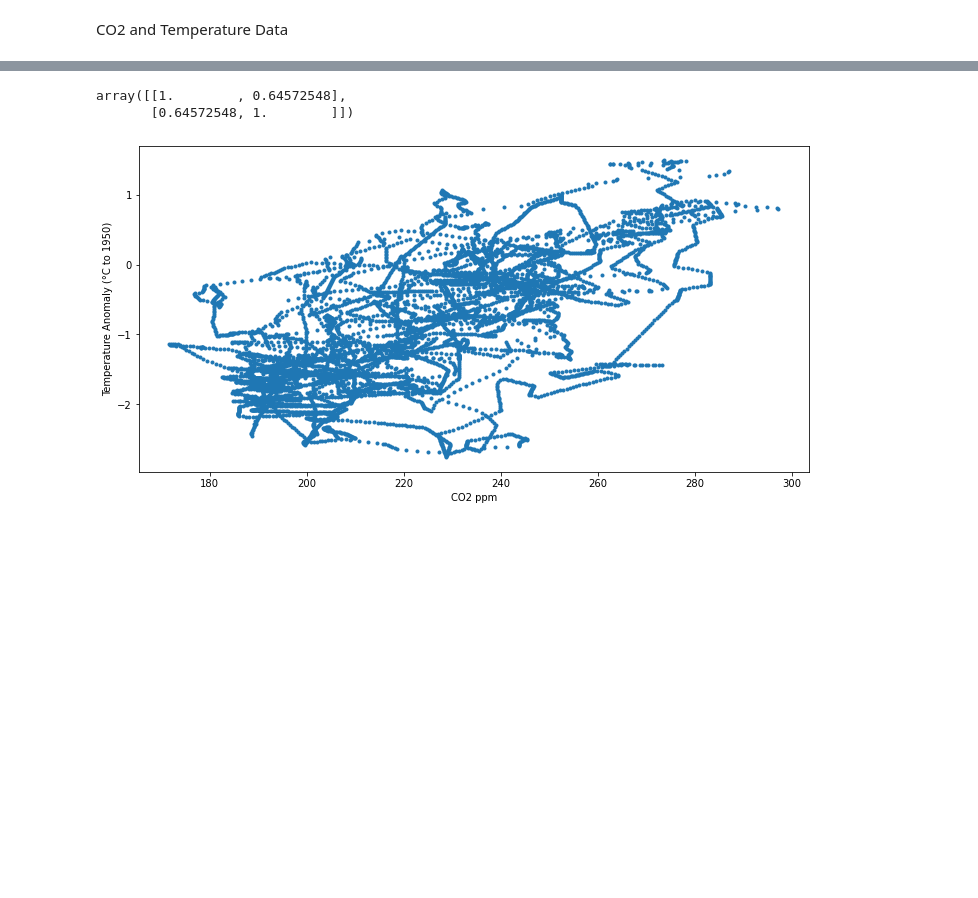
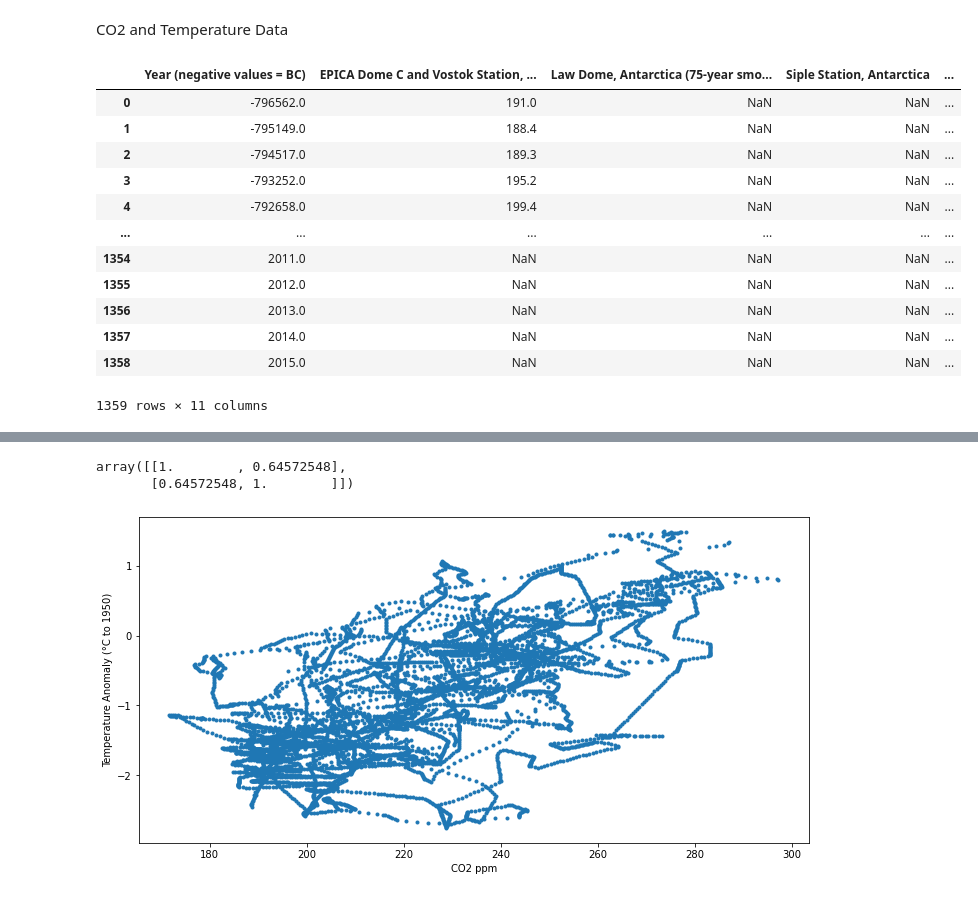
Before and after one commit to Gorkowski/Atmospheric_Science_Class, a Jupyter notebook: Classes/Part1/Lec6b_long_climate_CO2_data.ipynb, the cells around one changed output, grey strips where cells are left out. Saved outputs shown, nothing was run; the diff lists cells and outputs as text; code cells hidden in the pictures; blank space fills up the shorter version.

```diff
--- a/Classes/Part1/Lec6b_long_climate_CO2_data.ipynb
+++ b/Classes/Part1/Lec6b_long_climate_CO2_data.ipynb
@@ -16,6 +16,22 @@ co2_long['Year (negative values = BC)'] = co2_long['Year (negative values = BC)'
 # %%
 # rebase to 1950 delta T
 temp_0['Temperature Anomaly (°C) '] = temp_0['Temperature Anomaly (°C) '] + 0.836
+# %%
+co2_long
+# %% [output]
+|  | Year (negative values = BC) | EPICA Dome C and Vostok Station, ... | Law Dome, Antarctica (75-year smo... | Siple Station, Antarctica | ... |
+| 0 | -796562.0 | 191.0 | NaN | NaN | ... |
+| 1 | -795149.0 | 188.4 | NaN | NaN | ... |
+| 2 | -794517.0 | 189.3 | NaN | NaN | ... |
+| 3 | -793252.0 | 195.2 | NaN | NaN | ... |
+| 4 | -792658.0 | 199.4 | NaN | NaN | ... |
+| ... | ... | ... | ... | ... | ... |
+| 1354 | 2011.0 | NaN | NaN | NaN | ... |
+| 1355 | 2012.0 | NaN | NaN | NaN | ... |
+| 1356 | 2013.0 | NaN | NaN | NaN | ... |
+| 1357 | 2014.0 | NaN | NaN | NaN | ... |
+| 1358 | 2015.0 | NaN | NaN | NaN | ... |
+1359 rows × 11 columns
 # %%
 fig, ax1 = plt.subplots(figsize=(12, 6))
 
```
Also changed, not shown: parts of 3 cells of this notebook, 2 other files.
